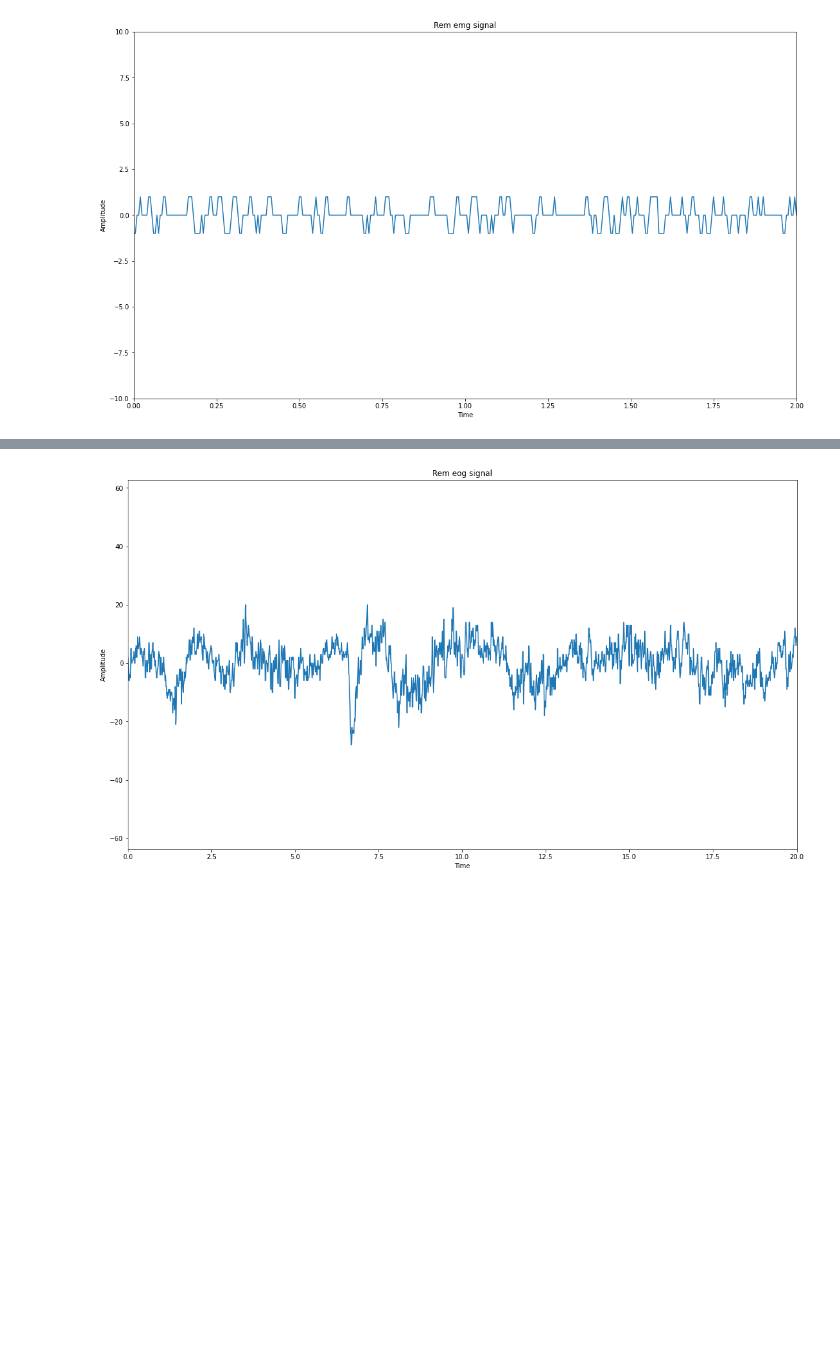
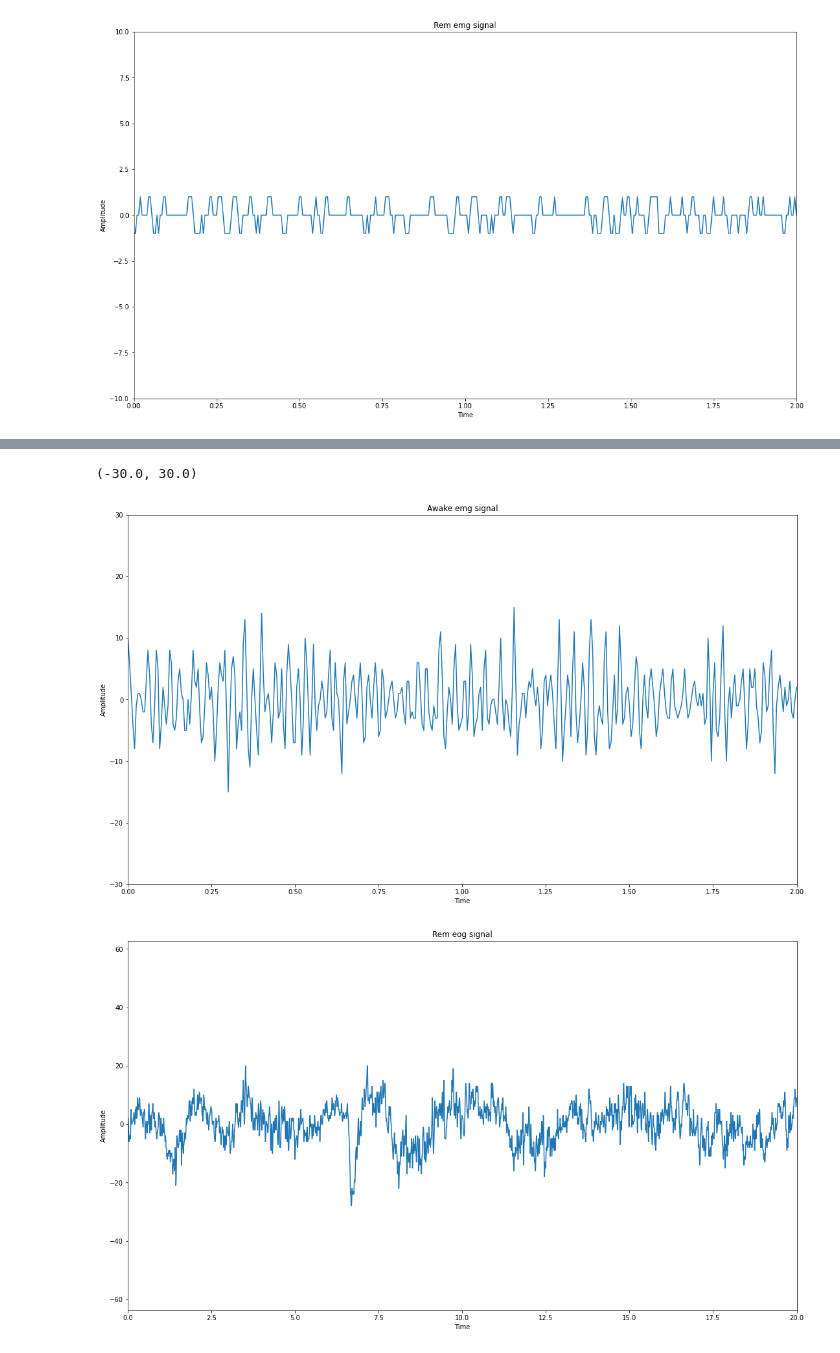
Before and after one commit to aerehn/DTEK0086, a Jupyter notebook: App5_Sleep_stage_classification_using_electromyography_and_electro_oculography_.ipynb, the cells around one changed output, grey strips where cells are left out. Cells and saved outputs as stored; diff of their text form; code cells hidden in the pictures; blank space fills up the shorter version.

```diff
--- a/App5_Sleep_stage_classification_using_electromyography_and_electro_oculography_.ipynb
+++ b/App5_Sleep_stage_classification_using_electromyography_and_electro_oculography_.ipynb
@@ -238,8 +238,9 @@ print(subject1_files["rem"])
 ['0_subj_1.csv', '5_subj_1.csv', '6_subj_1.csv']
 ['35_subj_1.csv', '55_subj_1.csv']
 # %%
-rem_data=pd.read_csv(train_paths["rem"]+"/"+subject1_files["rem"][1])
+rem_data=pd.read_csv(train_paths["rem"]+"/"+subject1_files["rem"][0])
 nonrem_data=pd.read_csv(train_paths["nonrem"]+"/"+subject1_files["nonrem"][0])
+awake_data=pd.read_csv(train_paths["awake"]+"/"+subject1_files["awake"][0])
 print(len(rem_data['emg']))
 print(len(rem_data['eog']))
 # %% [output]
@@ -278,3 +279,18 @@ plt.ylim([-10,10])
+# %%
+fs=len(awake_data['emg'])/sample_length_in_seconds
+dt=1/fs
+t = np.arange(0,60,dt)
+fig, axs = plt.subplots()
+fig.set_size_inches(18.5, 10.5)
+axs.set_title("Awake emg signal")
+axs.plot(t, awake_data['emg'], color='C0')
+axs.set_xlabel("Time")
+axs.set_ylabel("Amplitude")
+plt.xlim([0.00, 2]);
+plt.ylim([-30,30])
+# %% [output]
+(-30.0, 30.0)
+[figure, added]
 # %%
 fs=len(rem_data['eog'])/sample_length_in_seconds
 dt=1/fs
```
Also changed, not shown: parts of 2 cells of this notebook.
